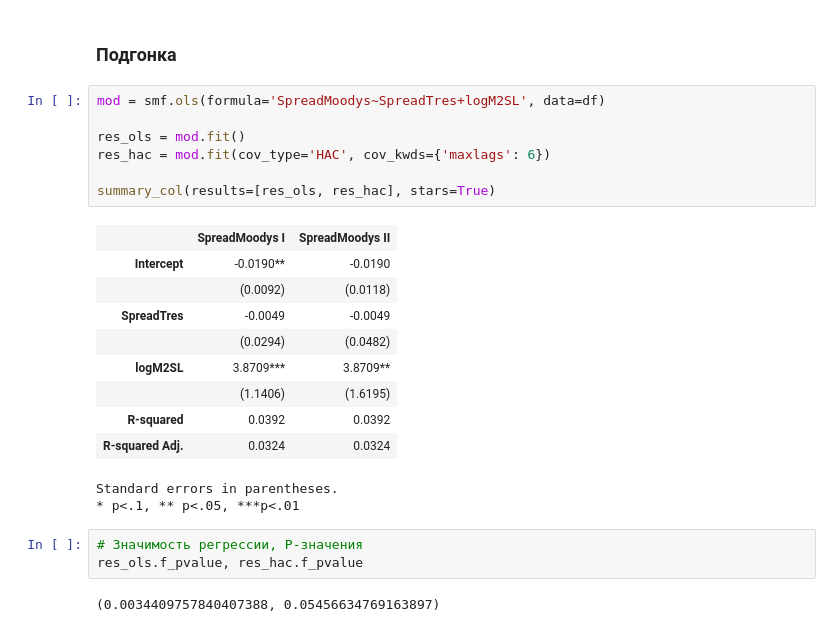
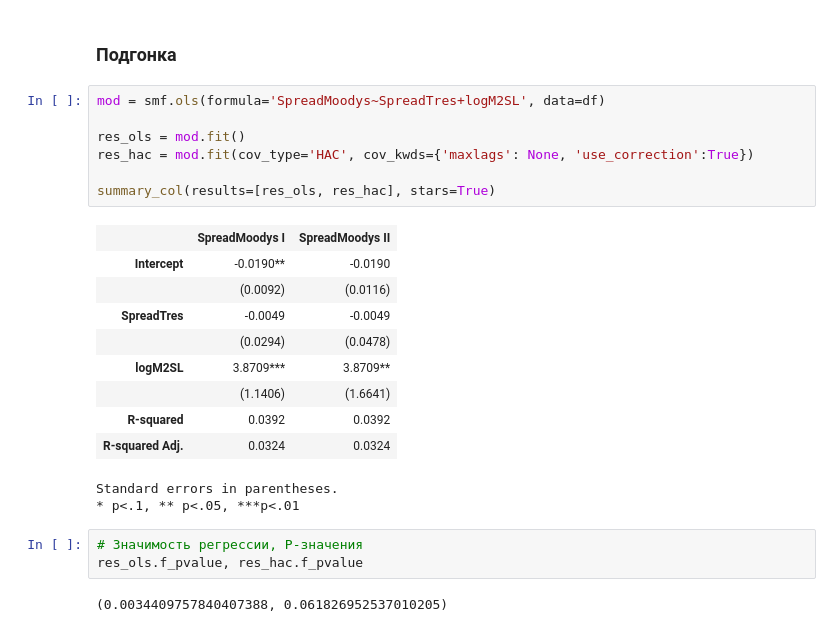
Before and after one commit to artamonoff/econometrica, a Jupyter notebook: econometrica-1/jupyter-notebooks/serial-spreads.ipynb, the cells around one changed output. Drawn from its saved outputs; the diff is of its cells as text.

```diff
--- a/econometrica-1/jupyter-notebooks/serial-spreads.ipynb
+++ b/econometrica-1/jupyter-notebooks/serial-spreads.ipynb
@@ -117,18 +117,18 @@ sms.durbin_watson(res.resid)
 # %%
 mod = smf.ols(formula='SpreadMoodys~SpreadTres+logM2SL', data=df)
 
 res_ols = mod.fit()
-res_hac = mod.fit(cov_type='HAC', cov_kwds={'maxlags': 6})
+res_hac = mod.fit(cov_type='HAC', cov_kwds={'maxlags': None, 'use_correction':True})
 
 summary_col(results=[res_ols, res_hac], stars=True)
 # %% [output]
 |  | SpreadMoodys I | SpreadMoodys II |
 | Intercept | -0.0190** | -0.0190 |
-|  | (0.0092) | (0.0118) |
+|  | (0.0092) | (0.0116) |
 | SpreadTres | -0.0049 | -0.0049 |
-|  | (0.0294) | (0.0482) |
+|  | (0.0294) | (0.0478) |
 | logM2SL | 3.8709*** | 3.8709** |
-|  | (1.1406) | (1.6195) |
+|  | (1.1406) | (1.6641) |
 | R-squared | 0.0392 | 0.0392 |
 | R-squared Adj. | 0.0324 | 0.0324 |
 Standard errors in parentheses.
@@ -137,4 +137,4 @@ Standard errors in parentheses.
 # Значимость регрессии, P-значения
 res_ols.f_pvalue, res_hac.f_pvalue
 # %% [output]
-(0.0034409757840407388, 0.05456634769163897)
+(0.0034409757840407388, 0.061826952537010205)
```
